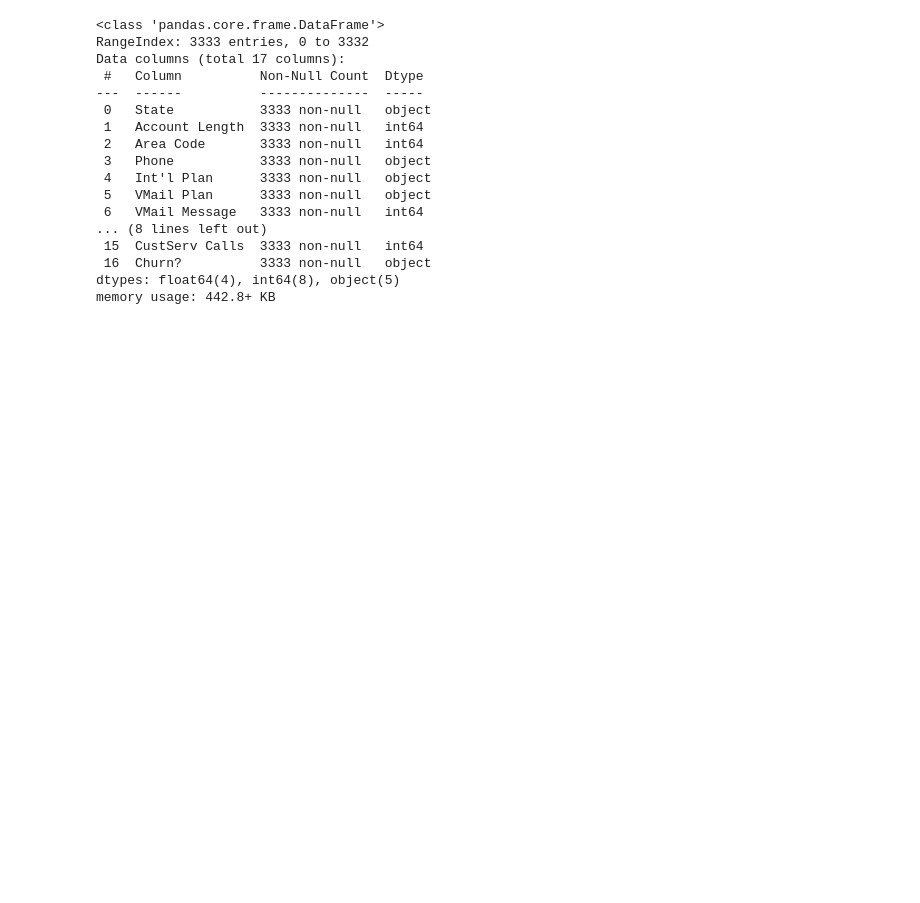
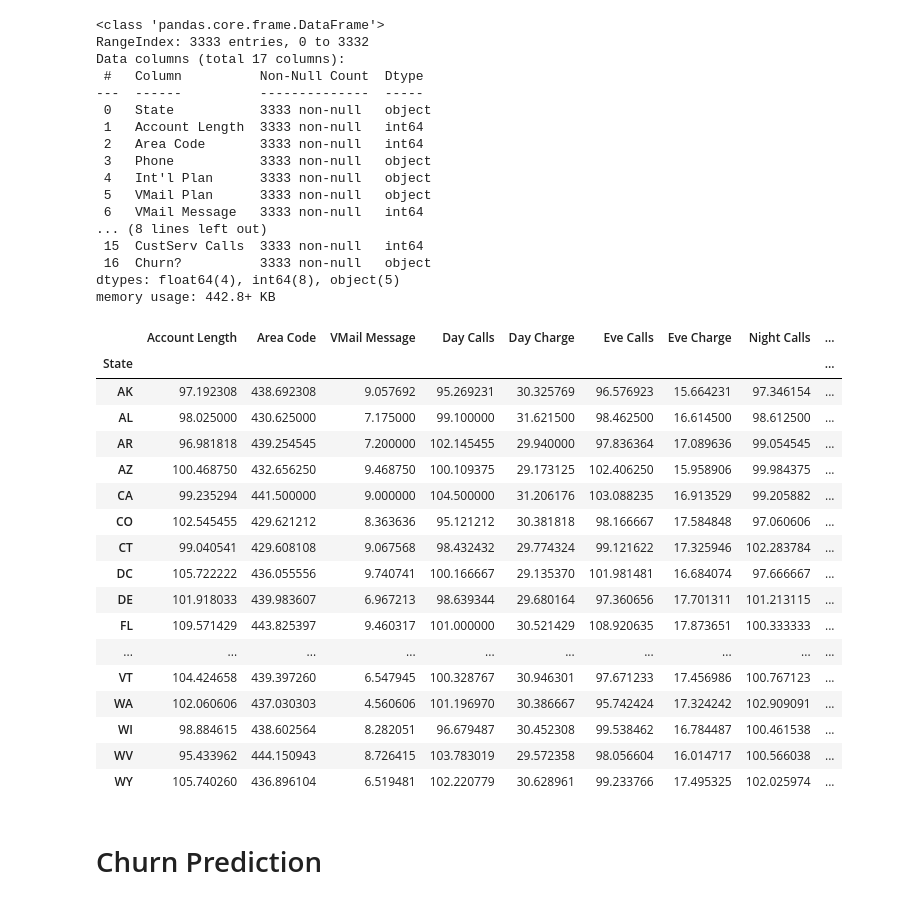
Before and after one commit to bunmiadejimi/Customer-Churn, a Jupyter notebook: Customer_Churn.ipynb, the cells around one changed output. Drawn from its saved outputs; the diff is of its cells as text; code cells hidden in the pictures; blank space fills up the shorter version.

```diff
--- a/Customer_Churn.ipynb
+++ b/Customer_Churn.ipynb
@@ -111,4 +120,25 @@ Data columns (total 17 columns):
 dtypes: float64(4), int64(8), object(5)
 memory usage: 442.8+ KB
 # %%
-df_drop_mins.groupby('State').mean();
+df_drop_mins.groupby('State').mean(numeric_only=True)
+# %% [output]
+|  | Account Length | Area Code | VMail Message | Day Calls | Day Charge | Eve Calls | Eve Charge | Night Calls | ... |
+| State |  |  |  |  |  |  |  |  | ... |
+| AK | 97.192308 | 438.692308 | 9.057692 | 95.269231 | 30.325769 | 96.576923 | 15.664231 | 97.346154 | ... |
+| AL | 98.025000 | 430.625000 | 7.175000 | 99.100000 | 31.621500 | 98.462500 | 16.614500 | 98.612500 | ... |
+| AR | 96.981818 | 439.254545 | 7.200000 | 102.145455 | 29.940000 | 97.836364 | 17.089636 | 99.054545 | ... |
+| AZ | 100.468750 | 432.656250 | 9.468750 | 100.109375 | 29.173125 | 102.406250 | 15.958906 | 99.984375 | ... |
+| CA | 99.235294 | 441.500000 | 9.000000 | 104.500000 | 31.206176 | 103.088235 | 16.913529 | 99.205882 | ... |
+| CO | 102.545455 | 429.621212 | 8.363636 | 95.121212 | 30.381818 | 98.166667 | 17.584848 | 97.060606 | ... |
+| CT | 99.040541 | 429.608108 | 9.067568 | 98.432432 | 29.774324 | 99.121622 | 17.325946 | 102.283784 | ... |
+| DC | 105.722222 | 436.055556 | 9.740741 | 100.166667 | 29.135370 | 101.981481 | 16.684074 | 97.666667 | ... |
+| DE | 101.918033 | 439.983607 | 6.967213 | 98.639344 | 29.680164 | 97.360656 | 17.701311 | 101.213115 | ... |
+| FL | 109.571429 | 443.825397 | 9.460317 | 101.000000 | 30.521429 | 108.920635 | 17.873651 | 100.333333 | ... |
+| ... | ... | ... | ... | ... | ... | ... | ... | ... | ... |
+| VT | 104.424658 | 439.397260 | 6.547945 | 100.328767 | 30.946301 | 97.671233 | 17.456986 | 100.767123 | ... |
+| WA | 102.060606 | 437.030303 | 4.560606 | 101.196970 | 30.386667 | 95.742424 | 17.324242 | 102.909091 | ... |
+| WI | 98.884615 | 438.602564 | 8.282051 | 96.679487 | 30.452308 | 99.538462 | 16.784487 | 100.461538 | ... |
+| WV | 95.433962 | 444.150943 | 8.726415 | 103.783019 | 29.572358 | 98.056604 | 16.014717 | 100.566038 | ... |
+| WY | 105.740260 | 436.896104 | 6.519481 | 102.220779 | 30.628961 | 99.233766 | 17.495325 | 102.025974 | ... |
+# %% [markdown]
+# Churn Prediction
```
Also changed, not shown: parts of 10 cells of this notebook.
